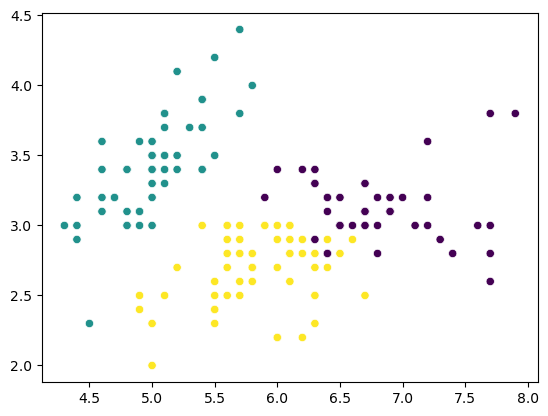
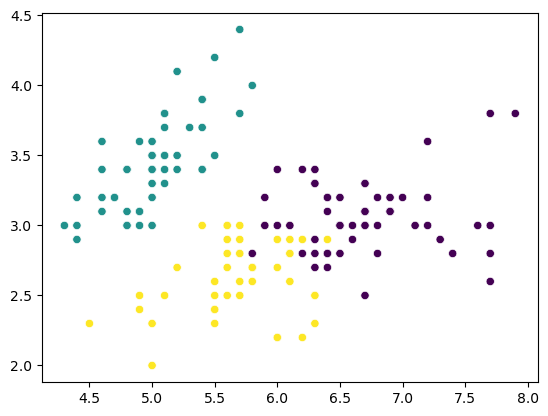
Unified diff of the notebook cell whose output changed from the first chart to the second:
--- before
+++ after
@@ -1,4 +1,2 @@
-#predicted cluster
-
-# sns.scatterplot(x = X[:, 0], y = X[:, 2], c = lables)
-sns.scatterplot(x = X[:, 0], y = X[:, 1], c = lables)
+# sns.scatterplot(x = X[:, 0], y = X[:, 2], c = labels)
+sns.scatterplot(x = X[:, 0], y = X[:, 1], c = labels)

Commit: AI/ML: KMeans for iris datasets.